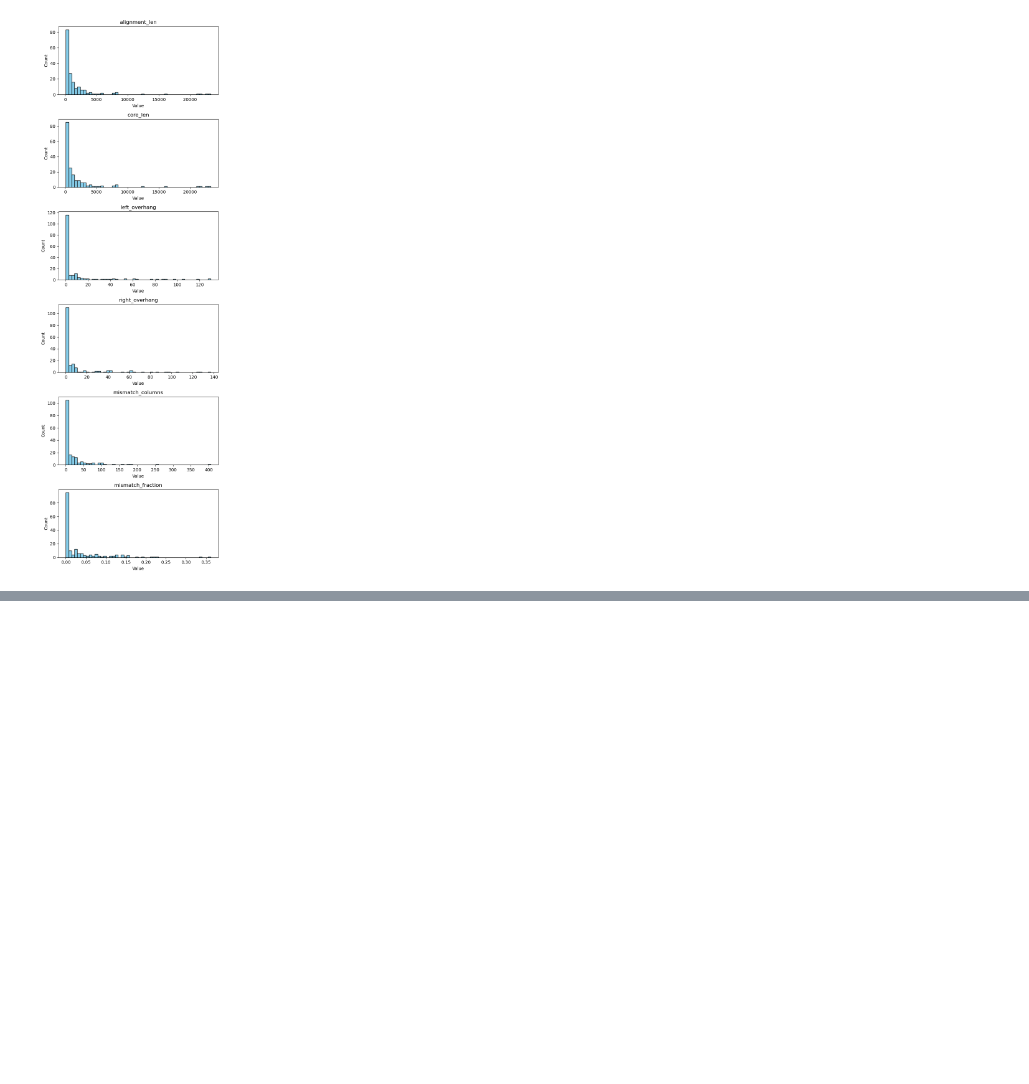
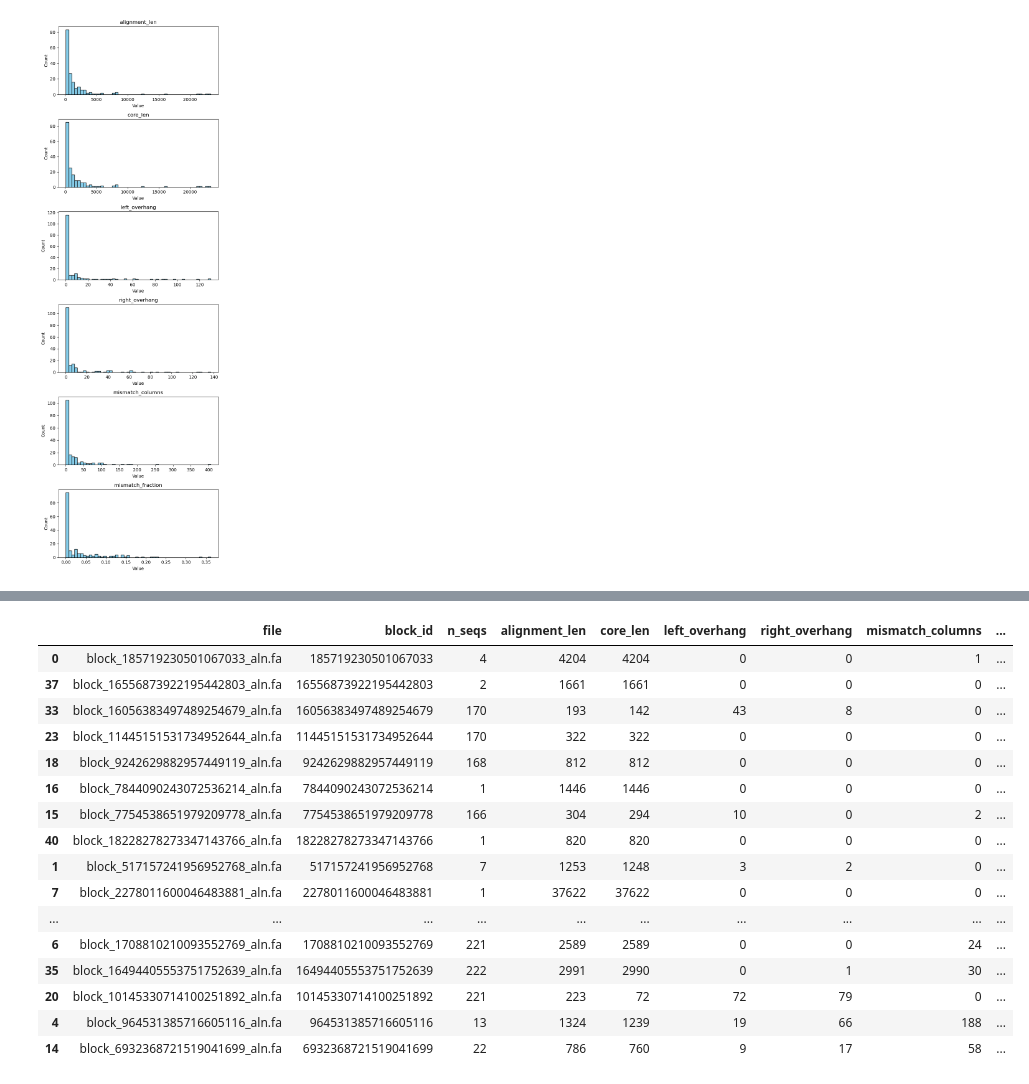
Before and after one commit to marie3003/junction_dataset, a Jupyter notebook: explore/block_diversity.ipynb, the cells around one changed output, grey strips where cells are left out. Cells and saved outputs as stored; diff of their text form; code cells hidden in the pictures; blank space fills up the shorter version.

```diff
--- a/explore/block_diversity.ipynb
+++ b/explore/block_diversity.ipynb
@@ -242,0 +172,24 @@ plot_histograms(summary_df, ['alignment_len', 'core_len', 'left_overhang', 'righ
+# %%
+example_junction = "CIRMBUYJFK_f__CWCCKOQCWZ_r"
+example_pangraph = pp.Pangraph.from_json(f"../results/junction_pangraphs/{example_junction}.json")
+
+summary_df = pd.read_csv(f"../results/block_alignments/{example_junction}/{example_junction}_alignment_stats.csv")
+summary_df.sort_values('avg_pairwise_dist')
+# %% [output]
+|  | file | block_id | n_seqs | alignment_len | core_len | left_overhang | right_overhang | mismatch_columns | ... |
+| 0 | block_185719230501067033_aln.fa | 185719230501067033 | 4 | 4204 | 4204 | 0 | 0 | 1 | ... |
+| 37 | block_16556873922195442803_aln.fa | 16556873922195442803 | 2 | 1661 | 1661 | 0 | 0 | 0 | ... |
+| 33 | block_16056383497489254679_aln.fa | 16056383497489254679 | 170 | 193 | 142 | 43 | 8 | 0 | ... |
+| 23 | block_11445151531734952644_aln.fa | 11445151531734952644 | 170 | 322 | 322 | 0 | 0 | 0 | ... |
+| 18 | block_9242629882957449119_aln.fa | 9242629882957449119 | 168 | 812 | 812 | 0 | 0 | 0 | ... |
+| 16 | block_7844090243072536214_aln.fa | 7844090243072536214 | 1 | 1446 | 1446 | 0 | 0 | 0 | ... |
+| 15 | block_7754538651979209778_aln.fa | 7754538651979209778 | 166 | 304 | 294 | 10 | 0 | 2 | ... |
+| 40 | block_18228278273347143766_aln.fa | 18228278273347143766 | 1 | 820 | 820 | 0 | 0 | 0 | ... |
+| 1 | block_517157241956952768_aln.fa | 517157241956952768 | 7 | 1253 | 1248 | 3 | 2 | 0 | ... |
+| 7 | block_2278011600046483881_aln.fa | 2278011600046483881 | 1 | 37622 | 37622 | 0 | 0 | 0 | ... |
+| ... | ... | ... | ... | ... | ... | ... | ... | ... | ... |
+| 6 | block_1708810210093552769_aln.fa | 1708810210093552769 | 221 | 2589 | 2589 | 0 | 0 | 24 | ... |
+| 35 | block_16494405553751752639_aln.fa | 16494405553751752639 | 222 | 2991 | 2990 | 0 | 1 | 30 | ... |
+| 20 | block_10145330714100251892_aln.fa | 10145330714100251892 | 221 | 223 | 72 | 72 | 79 | 0 | ... |
+| 4 | block_964531385716605116_aln.fa | 964531385716605116 | 13 | 1324 | 1239 | 19 | 66 | 188 | ... |
+| 14 | block_6932368721519041699_aln.fa | 6932368721519041699 | 22 | 786 | 760 | 9 | 17 | 58 | ... |
```
Also changed, not shown: parts of 15 cells of this notebook, 17 other files.
